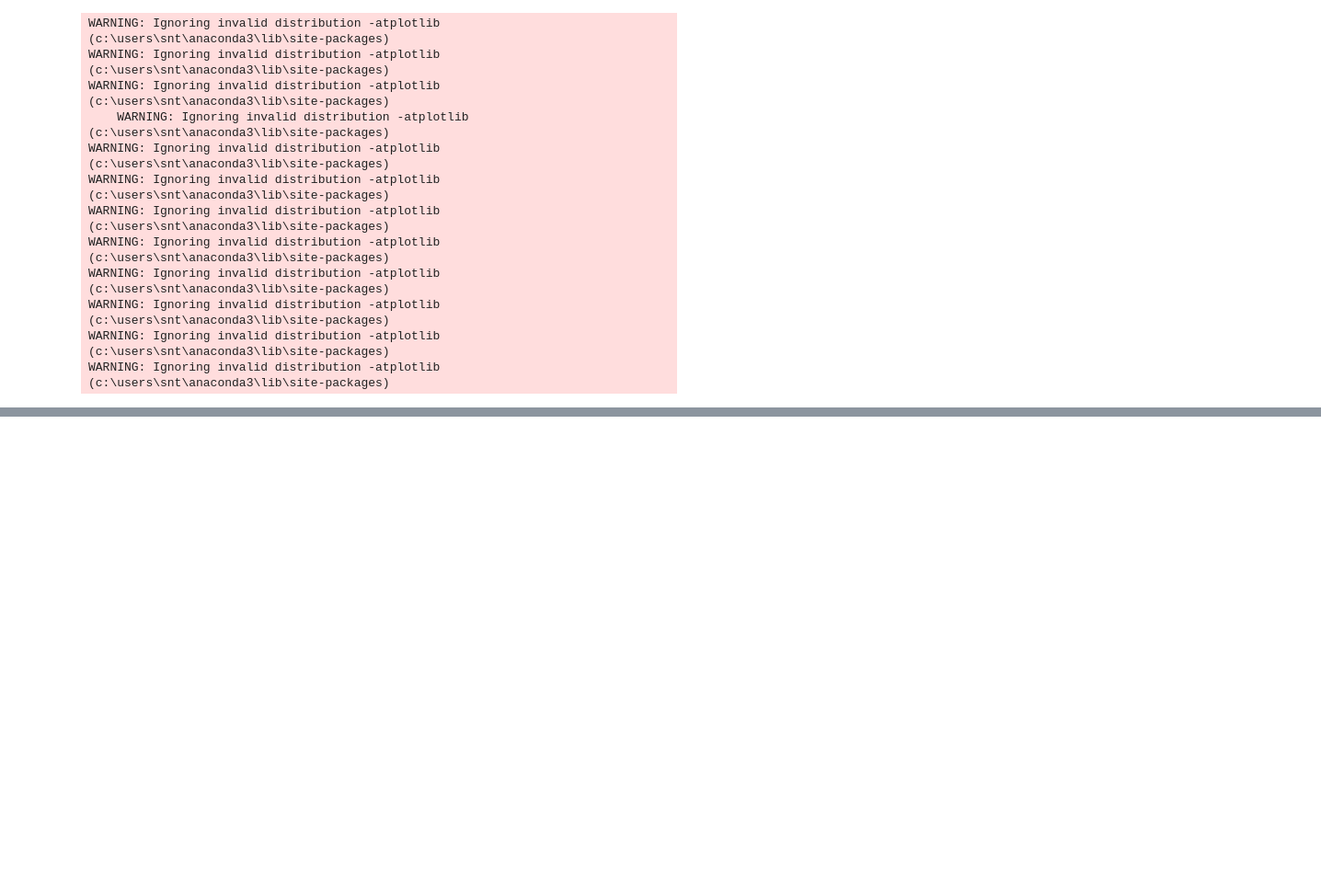
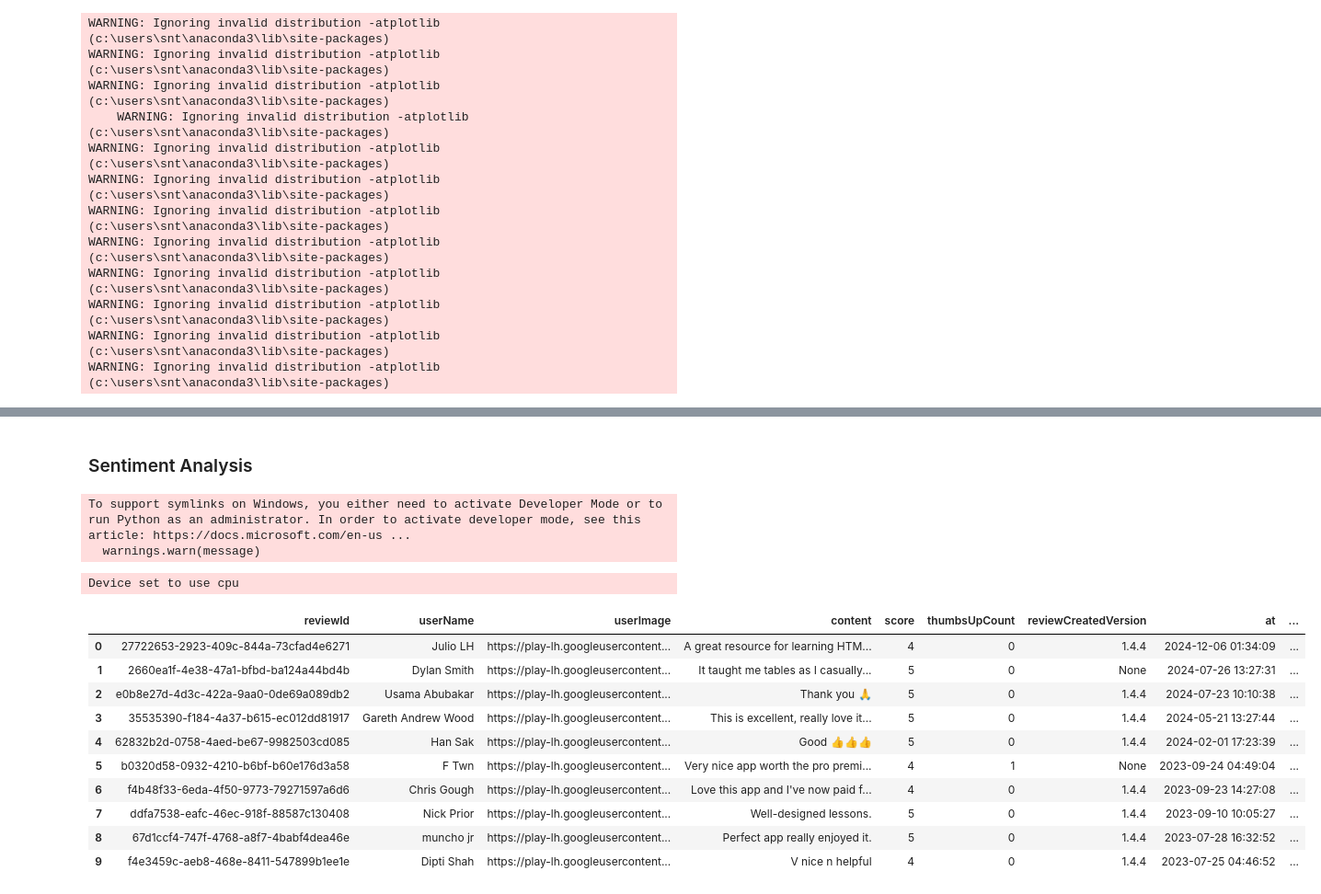
Before and after one commit to ahamzah003/webscrape, a Jupyter notebook: playstore/playscraper.ipynb, the cells around one changed output, grey strips where cells are left out. Shown: that part at 92% size. Saved outputs shown, nothing was run; the diff lists cells and outputs as text; code cells hidden in the pictures; blank space fills up the shorter version.

Commit message:
perform sentiment analysis of app review contents

```diff
--- a/playstore/playscraper.ipynb
+++ b/playstore/playscraper.ipynb
@@ -81,0 +108,30 @@ df.head(5)
+# %% [markdown]
+### Sentiment Analysis
+# %%
+# ensure that 'object' datatype is 'string'
+df['content'] = df['content'].astype('str')
+# %%
+# use the HuggingFace transformers library to create a sentiment analysis pipeline with a siebert model
+sentiment_analysis = pipeline('sentiment-analysis', model = 'siebert/sentiment-roberta-large-english')
+# %% [output]
+To support symlinks on Windows, you either need to activate Developer Mode or to run Python as an administrator. In order to activate developer mode, see this article: https://docs.microsoft.com/en-us ...
+  warnings.warn(message)
+Device set to use cpu
+# %%
+# perform sentiment analysis on the review contents
+df['sentiment_result'] = df['content'].apply(lambda x: sentiment_analysis(x))
+# %%
+# assess the dataframe
+df.head(10)
+# %% [output]
+|  | reviewId | userName | userImage | content | score | thumbsUpCount | reviewCreatedVersion | at | ... |
+| 0 | 27722653-2923-409c-844a-73cfad4e6271 | Julio LH | https://play-lh.googleusercontent... | A great resource for learning HTM... | 4 | 0 | 1.4.4 | 2024-12-06 01:34:09 | ... |
+| 1 | 2660ea1f-4e38-47a1-bfbd-ba124a44bd4b | Dylan Smith | https://play-lh.googleusercontent... | It taught me tables as I casually... | 5 | 0 | None | 2024-07-26 13:27:31 | ... |
+| 2 | e0b8e27d-4d3c-422a-9aa0-0de69a089db2 | Usama Abubakar | https://play-lh.googleusercontent... | Thank you 🙏 | 5 | 0 | 1.4.4 | 2024-07-23 10:10:38 | ... |
+| 3 | 35535390-f184-4a37-b615-ec012dd81917 | Gareth Andrew Wood | https://play-lh.googleusercontent... | This is excellent, really love it... | 5 | 0 | 1.4.4 | 2024-05-21 13:27:44 | ... |
+| 4 | 62832b2d-0758-4aed-be67-9982503cd085 | Han Sak | https://play-lh.googleusercontent... | Good 👍👍👍 | 5 | 0 | 1.4.4 | 2024-02-01 17:23:39 | ... |
+| 5 | b0320d58-0932-4210-b6bf-b60e176d3a58 | F Twn | https://play-lh.googleusercontent... | Very nice app worth the pro premi... | 4 | 1 | None | 2023-09-24 04:49:04 | ... |
+| 6 | f4b48f33-6eda-4f50-9773-79271597a6d6 | Chris Gough | https://play-lh.googleusercontent... | Love this app and I've now paid f... | 4 | 0 | 1.4.4 | 2023-09-23 14:27:08 | ... |
+| 7 | ddfa7538-eafc-46ec-918f-88587c130408 | Nick Prior | https://play-lh.googleusercontent... | Well-designed lessons. | 5 | 0 | 1.4.4 | 2023-09-10 10:05:27 | ... |
+| 8 | 67d1ccf4-747f-4768-a8f7-4babf4dea46e | muncho jr | https://play-lh.googleusercontent... | Perfect app really enjoyed it. | 5 | 0 | 1.4.4 | 2023-07-28 16:32:52 | ... |
+| 9 | f4e3459c-aeb8-468e-8411-547899b1ee1e | Dipti Shah | https://play-lh.googleusercontent... | V nice n helpful | 4 | 0 | 1.4.4 | 2023-07-25 04:46:52 | ... |
```
Also changed, not shown: parts of 16 cells of this notebook, 1 other file.
